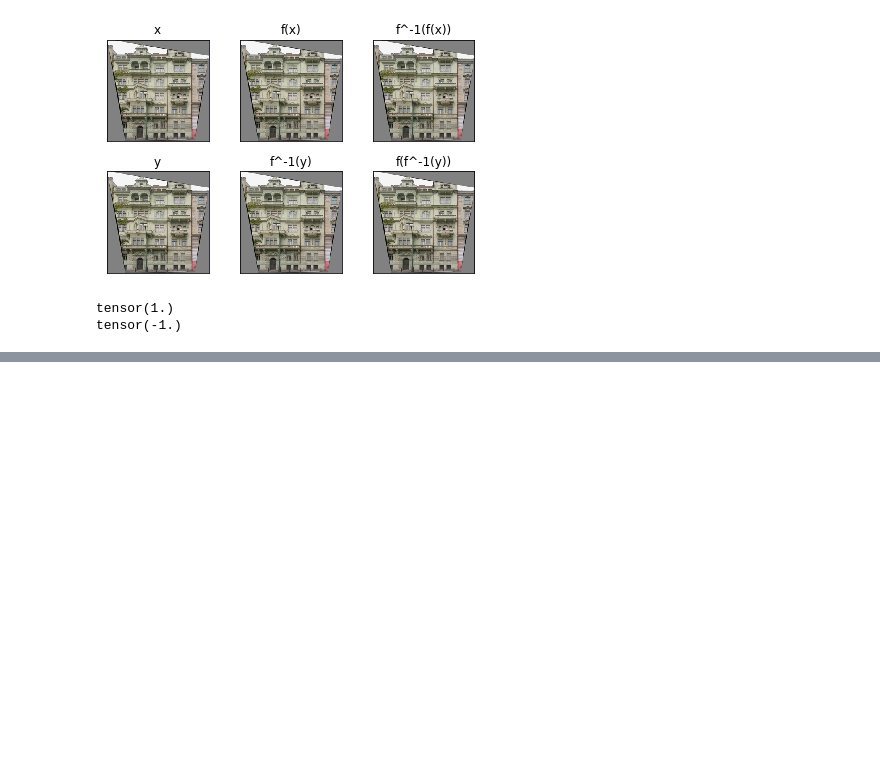
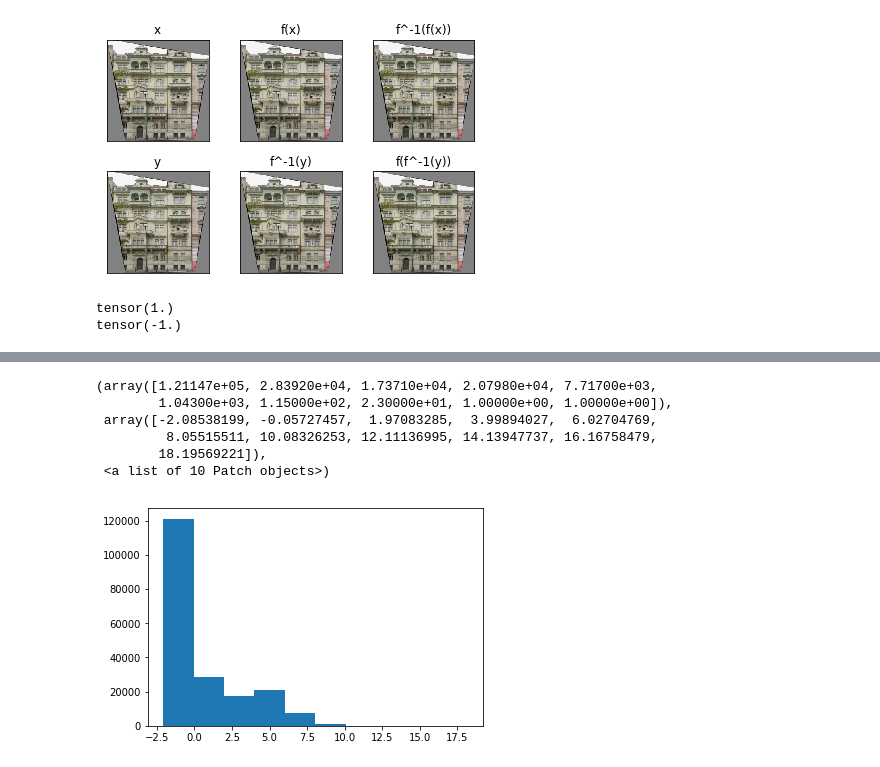
Before and after one commit to davidtag/cs236-project, a Jupyter notebook: Sandbox.ipynb, the cells around one changed output, grey strips where cells are left out. Saved outputs shown, nothing was run; the diff lists cells and outputs as text; code cells hidden in the pictures; blank space fills up the shorter version.

```diff
--- a/Sandbox.ipynb
+++ b/Sandbox.ipynb
@@ -62,0 +126,3 @@ tensor(-1.)
+# %%
+im_jittered = torch.tensor(im_raw + noise,dtype=torch.float64)
+im_jittered
@@ -62,0 +147,6 @@ tensor(-1.)
+# %%
+sigmoid = transforms.SigmoidTransform()
+# %%
+alpha = 0.05
+# %%
+im_tensor = sigmoid.inv(alpha+(1-alpha)*im_jittered/256)
@@ -62,0 +155,10 @@ tensor(-1.)
+# %%
+plt.hist(im_tensor.numpy().flatten())
+# %% [output]
+(array([1.21147e+05, 2.83920e+04, 1.73710e+04, 2.07980e+04, 7.71700e+03,
+        1.04300e+03, 1.15000e+02, 2.30000e+01, 1.00000e+00, 1.00000e+00]),
+ array([-2.08538199, -0.05727457,  1.97083285,  3.99894027,  6.02704769,
+         8.05515511, 10.08326253, 12.11136995, 14.13947737, 16.16758479,
+        18.19569221]),
+ <a list of 10 Patch objects>)
+[figure, added]
```
Also changed, not shown: parts of 49 cells of this notebook, 3 other files.
